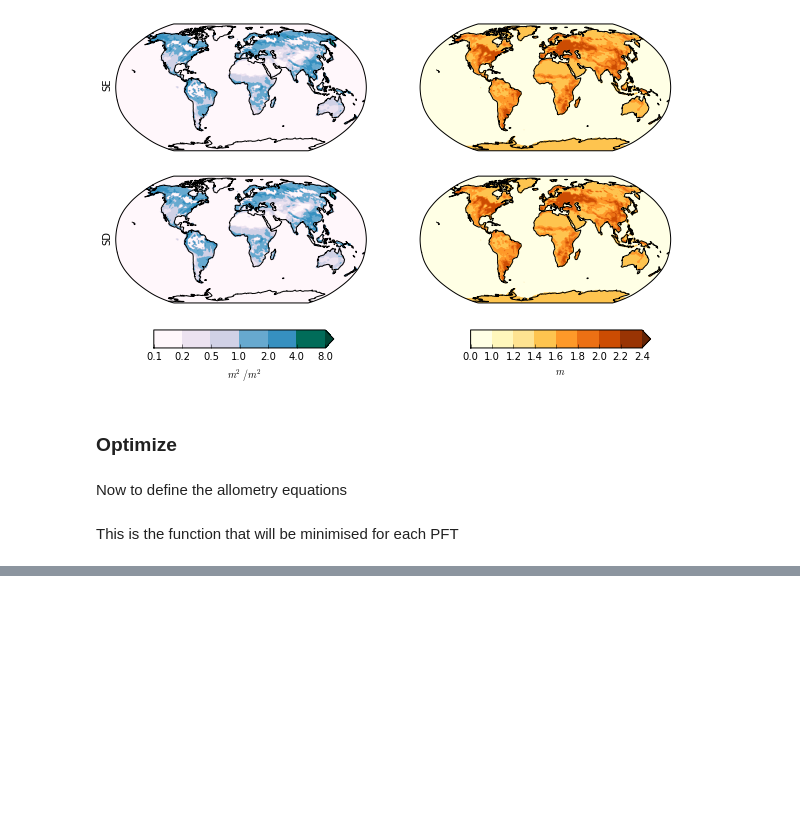
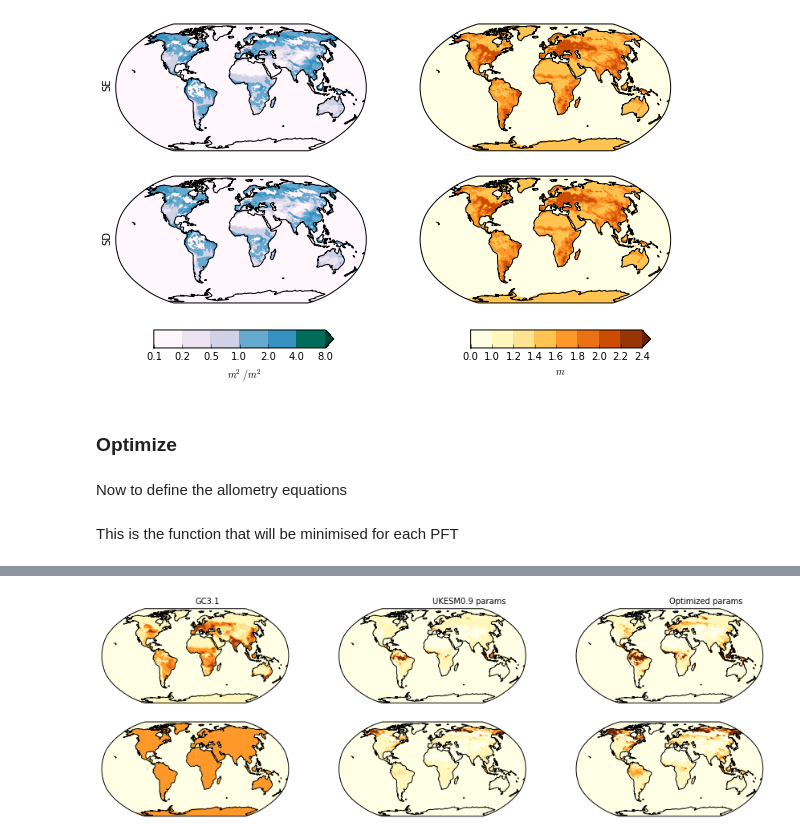
Before and after one commit to douglask3/UKESM_albedo_tile_optimization, a Jupyter notebook: docs/Untitled0.ipynb, the cells around one changed output, grey strips where cells are left out. Drawn from its saved outputs; the diff is of its cells as text; code cells hidden in the pictures; blank space fills up the shorter version.

```diff
--- a/docs/Untitled0.ipynb
+++ b/docs/Untitled0.ipynb
@@ -241,0 +242,4 @@ construct_height_pfts(range(0,5), levels = [1, 10, 15, 20, 21, 22, 23, 24])
+# %%
+construct_height_pfts(range(5,7), levels = [0.0, 0.5, 1, 1.1, 1.2, 1.3, 1.4, 1.5])
+# %% [output]
+[figure, added]
```
Also changed, not shown: parts of 3 cells of this notebook.
